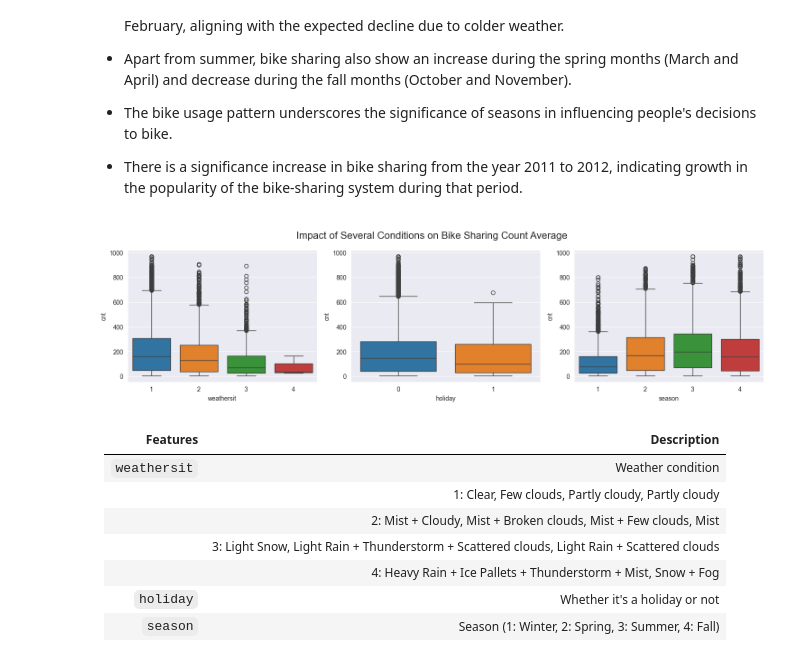
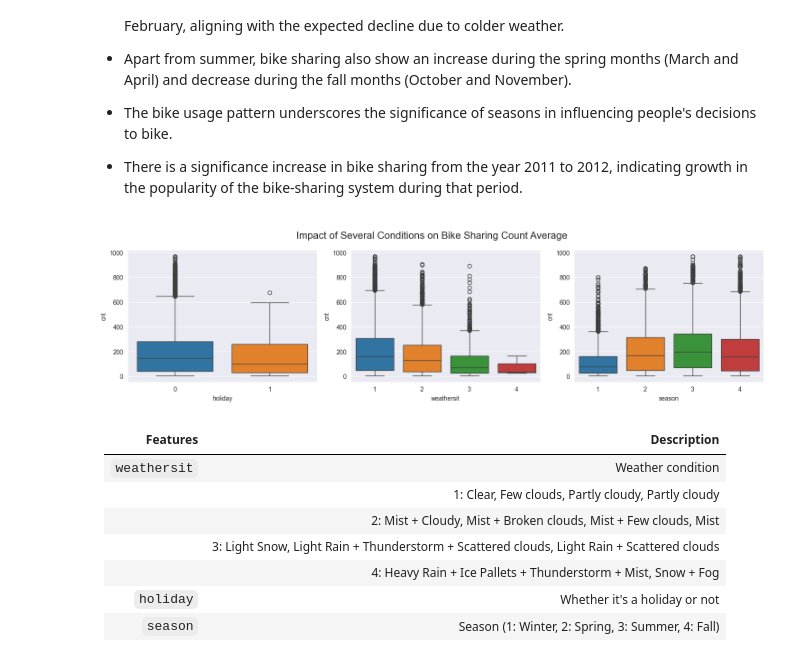
Before and after one commit to muharismrgn/Bike-Sharing-Demand-Prediction, a Jupyter notebook: notebook/Capstone 3.ipynb, the cells around one changed output. Cells and saved outputs as stored; diff of their text form; code cells hidden in the pictures.

```diff
--- a/notebook/Capstone 3.ipynb
+++ b/notebook/Capstone 3.ipynb
@@ -399,15 +427,16 @@ plt.show()
 # %%
 fig, axs = plt.subplots(1, 3, figsize=(15,4))
 
-sns.boxplot(data=data, x='weathersit', y='cnt', ax=axs[0], palette=color)
-sns.boxplot(data=data, x='holiday', y='cnt', ax=axs[1], palette=color)
+sns.boxplot(data=data, x='holiday', y='cnt', ax=axs[0], palette=color)
+sns.boxplot(data=data, x='weathersit', y='cnt', ax=axs[1], palette=color)
 sns.boxplot(data=data, x='season', y='cnt', ax=axs[2], palette=color)
+
 
 plt.suptitle('Impact of Several Conditions on Bike Sharing Count Average', fontsize=16)
 plt.tight_layout()
 plt.show()
 # %% [output]
-[figure, old version]
+[figure, new version]
 # %% [markdown]
 | Features | Description |
 |-|-|
```
Also changed, not shown: parts of 96 cells of this notebook.
